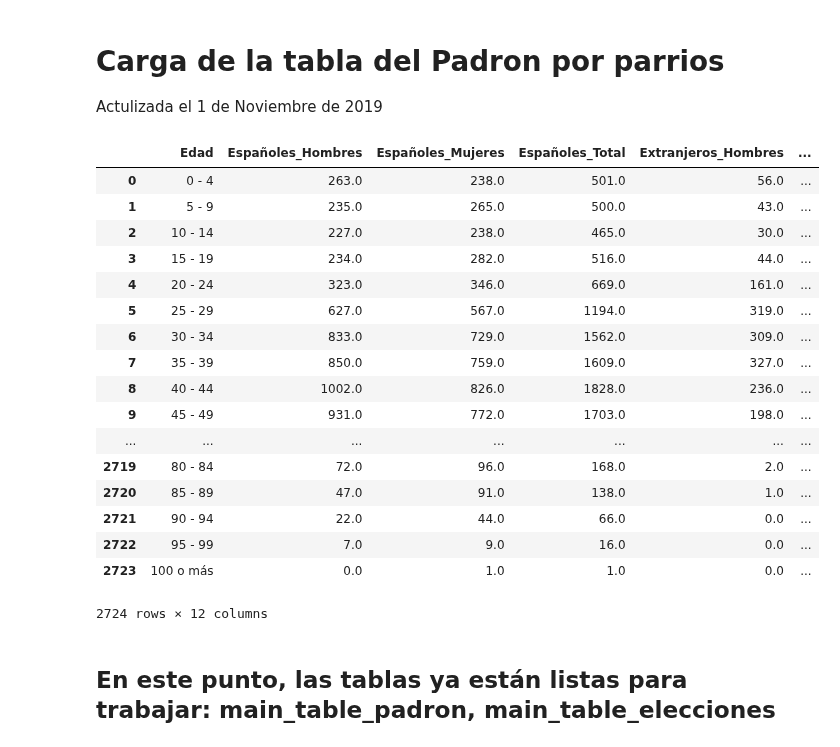
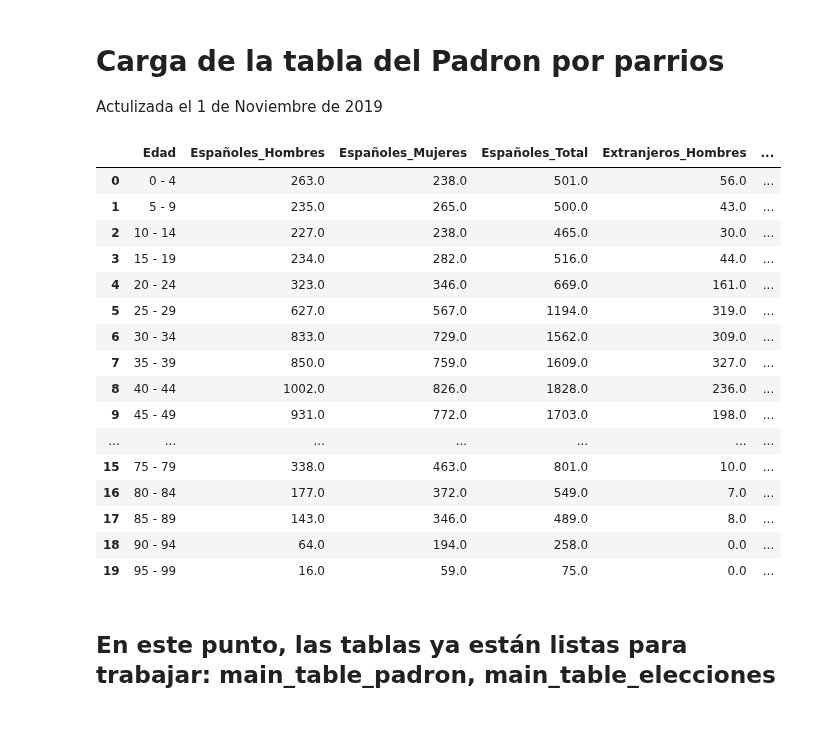
Before and after one commit to InmaLatorre/G3_ProyectoPython, a Jupyter notebook: MAIN.ipynb, the cells around one changed output. Saved outputs shown, nothing was run; the diff lists cells and outputs as text; code cells hidden in the pictures.

```diff
--- a/MAIN.ipynb
+++ b/MAIN.ipynb
@@ -39,10 +39,10 @@ for file in files:
     tmp_table.columns = [i.strip().replace(' ','_') for i in tmp_table.columns]
     tmp_table.reset_index(level=0, inplace=True)
     tmp_table.rename(columns={'index': 'Barrio'}, inplace=True)
-    tmp_table['Distrito'] = re.sub("^[0-9]+(\.)(\s)", "", tmp_table.Barrio[0])
+    tmp_table['Distrito'] = re.sub("^[0-9]+(\.)(\s)", "", tmp_table.Barrio[0].upper())
     tmp_table.drop([0,1], inplace=True)
     for i in range(0, len(tmp_table.Barrio)):
-        tmp_table.iloc[i,0] = re.sub("[0-9]+(\.)(\s)", "", tmp_table.iloc[i,0])
+        tmp_table.iloc[i,0] = re.sub("[0-9]+(\.)(\s)", "", tmp_table.iloc[i,0].upper())
 
     tables.append(tmp_table)
 
@@ -84,40 +84,39 @@ padron = pd.read_excel("resources/padron_barrios.xls")
 # Limpieza y organización de la tabla
 tmp = []
 separador_tabla = 0
 for i in range(0, len(padron.Españoles_Hombres)):
     if pd.isna(padron.Españoles_Hombres[i]):
         dis_bar = padron.Edad[i].replace(" ", "").split("/")
         for j in  range(i+1, len(padron.Españoles_Hombres)):
             if pd.isna(padron.Españoles_Hombres[j]):
                 tmp.append(padron.iloc[i:j,].copy(deep=True))
                 tmp[separador_tabla].drop([i,i+1], inplace=True)
                 tmp[separador_tabla]['Distrito'] = dis_bar[0]
                 tmp[separador_tabla]['Barrio'] = dis_bar[1]
                 break
         separador_tabla += 1
 
 main_table_padron = pd.concat(tmp)
 main_table_padron.reset_index(drop=True, inplace=True)
-main_table_padron
+main_table_padron.head(20)
 # %% [output]
 |  | Edad | Españoles_Hombres | Españoles_Mujeres | Españoles_Total | Extranjeros_Hombres | ... |
 | 0 | 0 - 4 | 263.0 | 238.0 | 501.0 | 56.0 | ... |
 | 1 | 5 - 9 | 235.0 | 265.0 | 500.0 | 43.0 | ... |
 | 2 | 10 - 14 | 227.0 | 238.0 | 465.0 | 30.0 | ... |
 | 3 | 15 - 19 | 234.0 | 282.0 | 516.0 | 44.0 | ... |
 | 4 | 20 - 24 | 323.0 | 346.0 | 669.0 | 161.0 | ... |
 | 5 | 25 - 29 | 627.0 | 567.0 | 1194.0 | 319.0 | ... |
 | 6 | 30 - 34 | 833.0 | 729.0 | 1562.0 | 309.0 | ... |
 | 7 | 35 - 39 | 850.0 | 759.0 | 1609.0 | 327.0 | ... |
 | 8 | 40 - 44 | 1002.0 | 826.0 | 1828.0 | 236.0 | ... |
 | 9 | 45 - 49 | 931.0 | 772.0 | 1703.0 | 198.0 | ... |
 | ... | ... | ... | ... | ... | ... | ... |
-| 2719 | 80 - 84 | 72.0 | 96.0 | 168.0 | 2.0 | ... |
-| 2720 | 85 - 89 | 47.0 | 91.0 | 138.0 | 1.0 | ... |
-| 2721 | 90 - 94 | 22.0 | 44.0 | 66.0 | 0.0 | ... |
-| 2722 | 95 - 99 | 7.0 | 9.0 | 16.0 | 0.0 | ... |
-| 2723 | 100 o más | 0.0 | 1.0 | 1.0 | 0.0 | ... |
+| 15 | 75 - 79 | 338.0 | 463.0 | 801.0 | 10.0 | ... |
+| 16 | 80 - 84 | 177.0 | 372.0 | 549.0 | 7.0 | ... |
+| 17 | 85 - 89 | 143.0 | 346.0 | 489.0 | 8.0 | ... |
+| 18 | 90 - 94 | 64.0 | 194.0 | 258.0 | 0.0 | ... |
+| 19 | 95 - 99 | 16.0 | 59.0 | 75.0 | 0.0 | ... |
-2724 rows × 12 columns
 # %% [markdown]
 ## En este punto, las tablas ya están listas para trabajar: main_table_padron, main_table_elecciones
 # %% [markdown]
```
Also changed, not shown: parts of 4 cells of this notebook, 3 other files.
